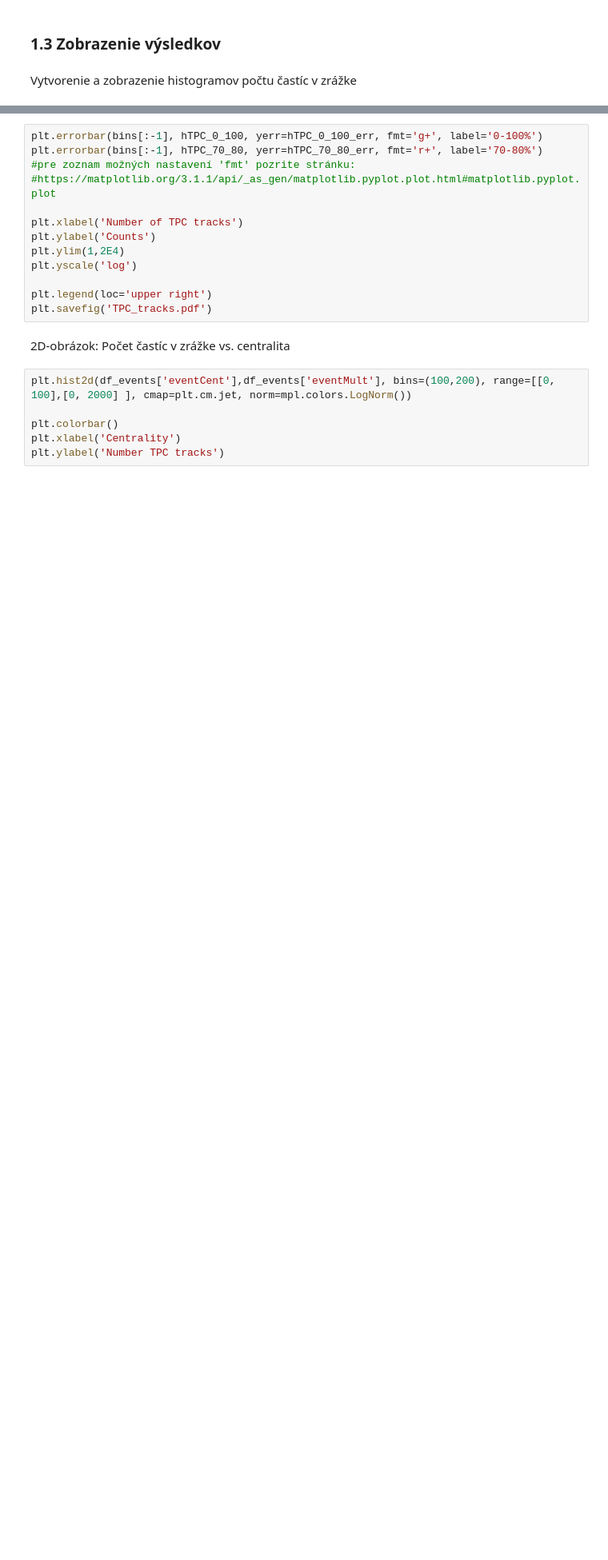
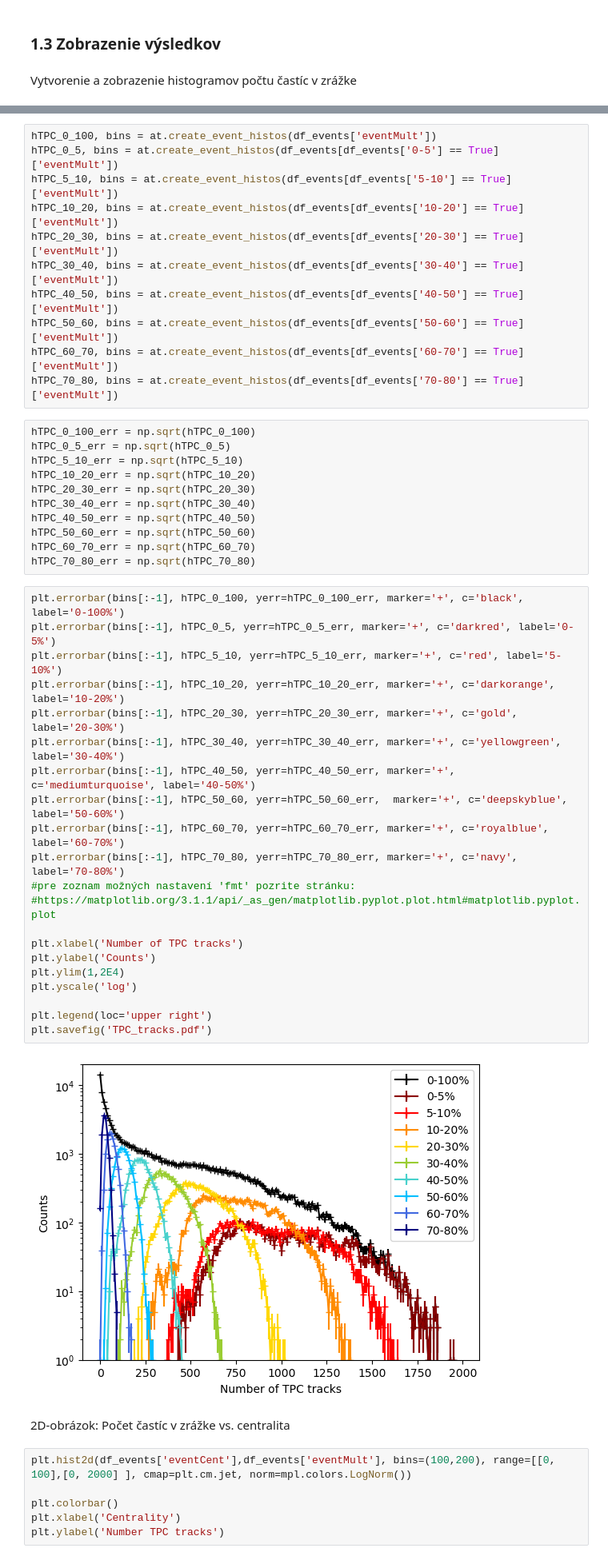
Before and after one commit to lhusova/ALICE_MC_RAA, a Jupyter notebook: ALICE_RAA_FullySolved.ipynb, the cells around one changed output, grey strips where cells are left out. Shown: that part at 80% size. Saved outputs shown, nothing was run; the diff lists cells and outputs as text; blank space fills up the shorter version.

```diff
--- a/ALICE_RAA_FullySolved.ipynb
+++ b/ALICE_RAA_FullySolved.ipynb
@@ -71,16 +114,48 @@ hTPC_70_80_err = np.sqrt(hTPC_70_80)
+# %%
+hTPC_0_100, bins = at.create_event_histos(df_events['eventMult'])
+hTPC_0_5, bins = at.create_event_histos(df_events[df_events['0-5'] == True]['eventMult'])
+hTPC_5_10, bins = at.create_event_histos(df_events[df_events['5-10'] == True]['eventMult'])
+hTPC_10_20, bins = at.create_event_histos(df_events[df_events['10-20'] == True]['eventMult'])
+hTPC_20_30, bins = at.create_event_histos(df_events[df_events['20-30'] == True]['eventMult'])
+hTPC_30_40, bins = at.create_event_histos(df_events[df_events['30-40'] == True]['eventMult'])
+hTPC_40_50, bins = at.create_event_histos(df_events[df_events['40-50'] == True]['eventMult'])
+hTPC_50_60, bins = at.create_event_histos(df_events[df_events['50-60'] == True]['eventMult'])
+hTPC_60_70, bins = at.create_event_histos(df_events[df_events['60-70'] == True]['eventMult'])
+hTPC_70_80, bins = at.create_event_histos(df_events[df_events['70-80'] == True]['eventMult'])
+# %%
+hTPC_0_100_err = np.sqrt(hTPC_0_100)
+hTPC_0_5_err = np.sqrt(hTPC_0_5)
+hTPC_5_10_err = np.sqrt(hTPC_5_10)
+hTPC_10_20_err = np.sqrt(hTPC_10_20)
+hTPC_20_30_err = np.sqrt(hTPC_20_30)
+hTPC_30_40_err = np.sqrt(hTPC_30_40)
+hTPC_40_50_err = np.sqrt(hTPC_40_50)
+hTPC_50_60_err = np.sqrt(hTPC_50_60)
+hTPC_60_70_err = np.sqrt(hTPC_60_70)
+hTPC_70_80_err = np.sqrt(hTPC_70_80)
 # %%
-plt.errorbar(bins[:-1], hTPC_0_100, yerr=hTPC_0_100_err, fmt='g+', label='0-100%')
-plt.errorbar(bins[:-1], hTPC_70_80, yerr=hTPC_70_80_err, fmt='r+', label='70-80%')
+plt.errorbar(bins[:-1], hTPC_0_100, yerr=hTPC_0_100_err, marker='+', c='black', label='0-100%')
+plt.errorbar(bins[:-1], hTPC_0_5, yerr=hTPC_0_5_err, marker='+', c='darkred', label='0-5%')
+plt.errorbar(bins[:-1], hTPC_5_10, yerr=hTPC_5_10_err, marker='+', c='red', label='5-10%')
+plt.errorbar(bins[:-1], hTPC_10_20, yerr=hTPC_10_20_err, marker='+', c='darkorange', label='10-20%')
+plt.errorbar(bins[:-1], hTPC_20_30, yerr=hTPC_20_30_err, marker='+', c='gold', label='20-30%')
+plt.errorbar(bins[:-1], hTPC_30_40, yerr=hTPC_30_40_err, marker='+', c='yellowgreen', label='30-40%')
+plt.errorbar(bins[:-1], hTPC_40_50, yerr=hTPC_40_50_err, marker='+', c='mediumturquoise', label='40-50%')
+plt.errorbar(bins[:-1], hTPC_50_60, yerr=hTPC_50_60_err,  marker='+', c='deepskyblue', label='50-60%')
+plt.errorbar(bins[:-1], hTPC_60_70, yerr=hTPC_60_70_err, marker='+', c='royalblue', label='60-70%')
+plt.errorbar(bins[:-1], hTPC_70_80, yerr=hTPC_70_80_err, marker='+', c='navy', label='70-80%')
 #pre zoznam možných nastavení 'fmt' pozrite stránku:
 #https://matplotlib.org/3.1.1/api/_as_gen/matplotlib.pyplot.plot.html#matplotlib.pyplot.plot
 
 plt.xlabel('Number of TPC tracks')
 plt.ylabel('Counts')
 plt.ylim(1,2E4)
 plt.yscale('log')
 
 plt.legend(loc='upper right')
 plt.savefig('TPC_tracks.pdf')
+# %% [output]
+[figure, added]
 # %% [markdown]
 2D-obrázok: Počet častíc v zrážke vs. centralita
 # %%
```
Also changed, not shown: parts of 19 cells of this notebook.
